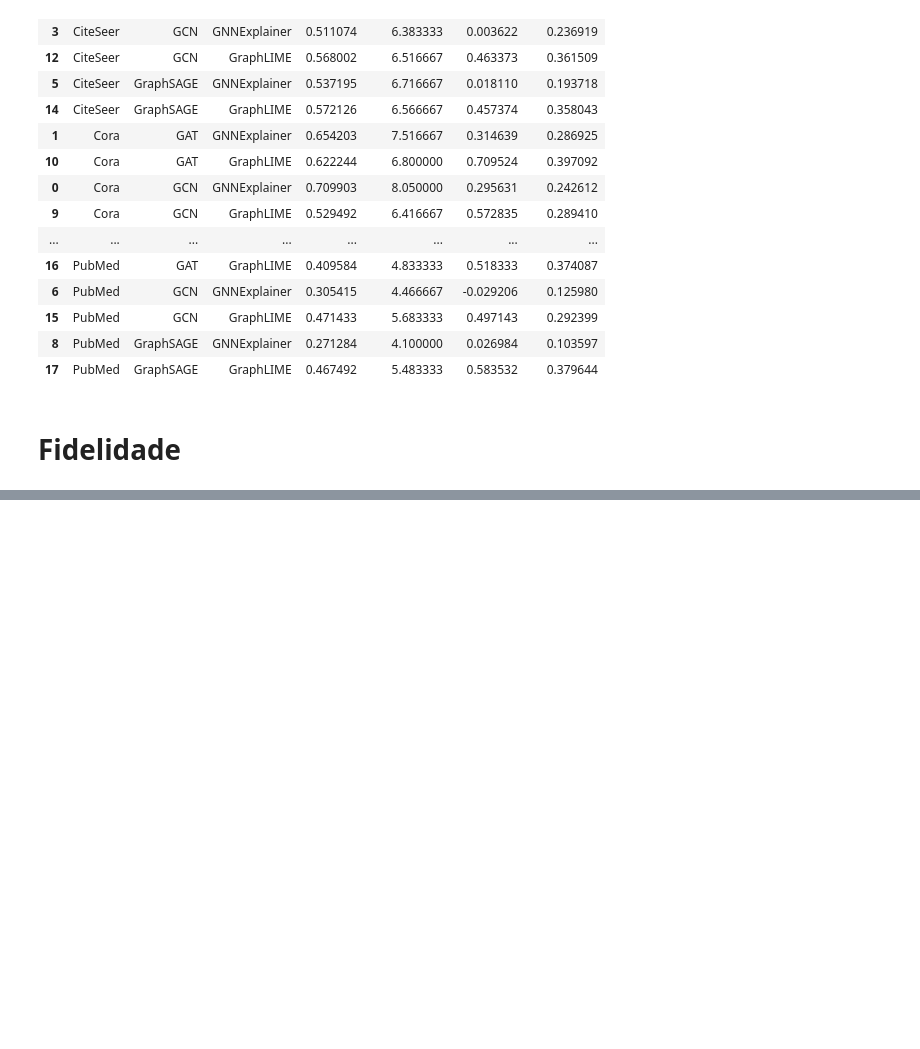
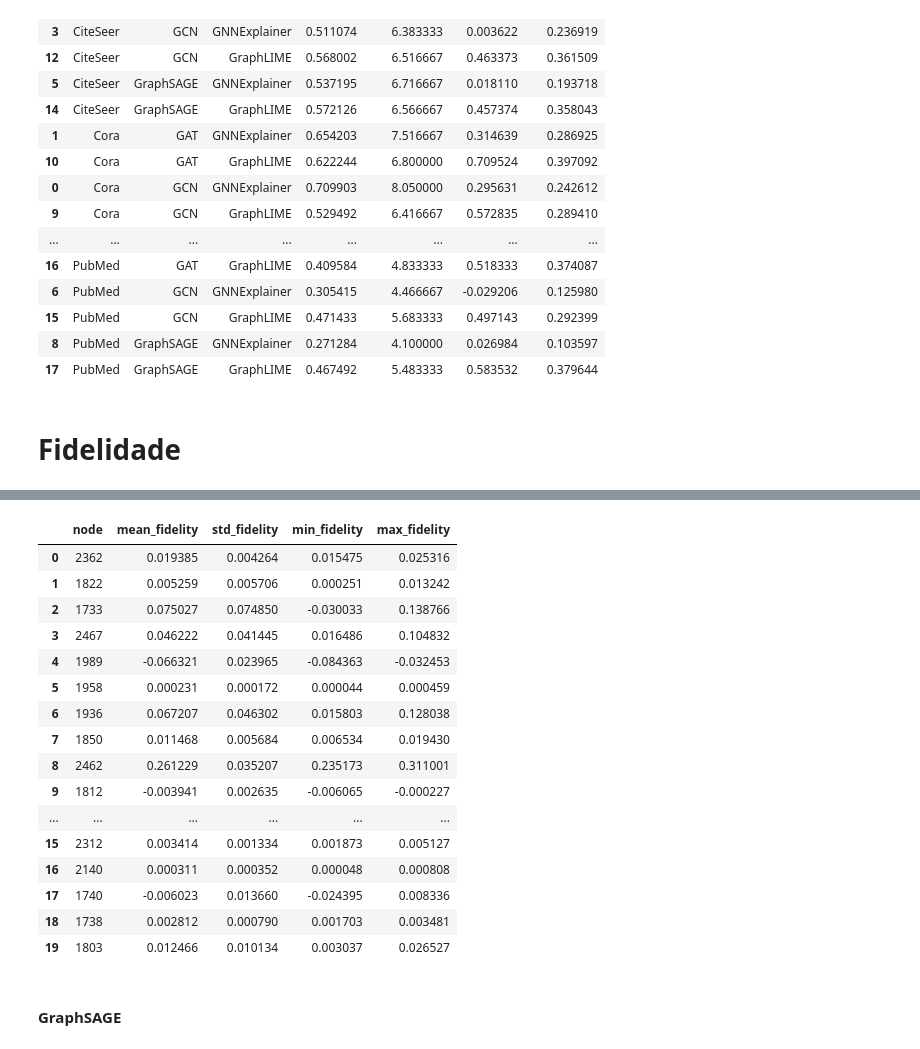
Before and after one commit to J0hnV1ct0r/Tabalho-Final-XAI, a Jupyter notebook: trabalho_final_xai.ipynb, the cells around one changed output, grey strips where cells are left out. Saved outputs shown, nothing was run; the diff lists cells and outputs as text; code cells hidden in the pictures; blank space fills up the shorter version.

```diff
--- a/trabalho_final_xai.ipynb
+++ b/trabalho_final_xai.ipynb
@@ -3515,0 +3637,45 @@ dtype: float64
+# %%
+cora_gat_models = load_saved_models(
+    "Cora",
+    "GAT"
+)
+# %%
+cora_gat_gnne_exp = load_explanations(
+    dataset="Cora",
+    model="GAT",
+    explainer="GNNExplainer",
+    save_dir=r"C:\faculdade\Tabalho-Final-XAI\explicacoes"
+)
+# %%
+fidelity_cora_gat = fidelity(
+
+    models=cora_gat_models,
+
+    explanations=cora_gat_gnne_exp,
+
+    selected_nodes=selected_nodes_cora,
+
+    data=cora
+)
+# %%
+fidelity_cora_gat
+# %% [output]
+|  | node | mean_fidelity | std_fidelity | min_fidelity | max_fidelity |
+| 0 | 2362 | 0.019385 | 0.004264 | 0.015475 | 0.025316 |
+| 1 | 1822 | 0.005259 | 0.005706 | 0.000251 | 0.013242 |
+| 2 | 1733 | 0.075027 | 0.074850 | -0.030033 | 0.138766 |
+| 3 | 2467 | 0.046222 | 0.041445 | 0.016486 | 0.104832 |
+| 4 | 1989 | -0.066321 | 0.023965 | -0.084363 | -0.032453 |
+| 5 | 1958 | 0.000231 | 0.000172 | 0.000044 | 0.000459 |
+| 6 | 1936 | 0.067207 | 0.046302 | 0.015803 | 0.128038 |
+| 7 | 1850 | 0.011468 | 0.005684 | 0.006534 | 0.019430 |
+| 8 | 2462 | 0.261229 | 0.035207 | 0.235173 | 0.311001 |
+| 9 | 1812 | -0.003941 | 0.002635 | -0.006065 | -0.000227 |
+| ... | ... | ... | ... | ... | ... |
+| 15 | 2312 | 0.003414 | 0.001334 | 0.001873 | 0.005127 |
+| 16 | 2140 | 0.000311 | 0.000352 | 0.000048 | 0.000808 |
+| 17 | 1740 | -0.006023 | 0.013660 | -0.024395 | 0.008336 |
+| 18 | 1738 | 0.002812 | 0.000790 | 0.001703 | 0.003481 |
+| 19 | 1803 | 0.012466 | 0.010134 | 0.003037 | 0.026527 |
+# %% [markdown]
+#### GraphSAGE
```
Also changed, not shown: parts of 141 cells of this notebook, 2 other files.
